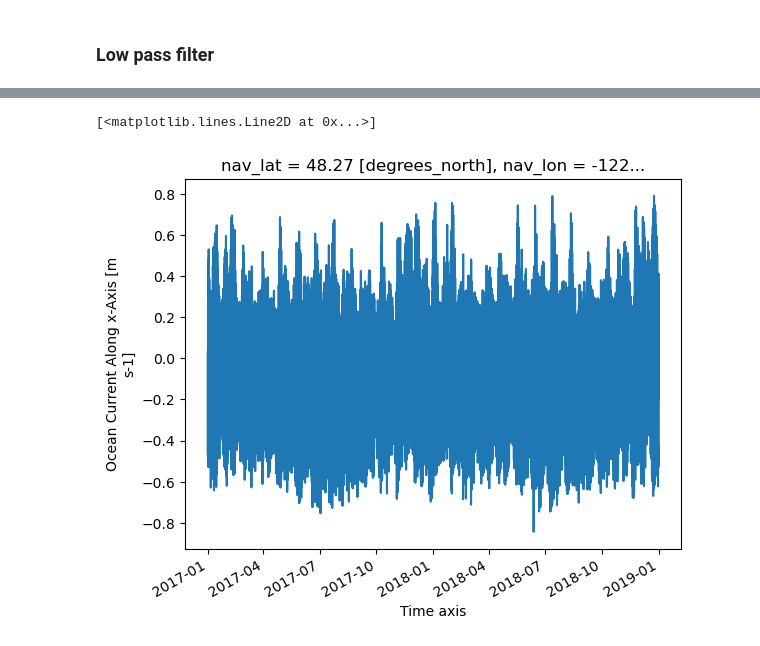
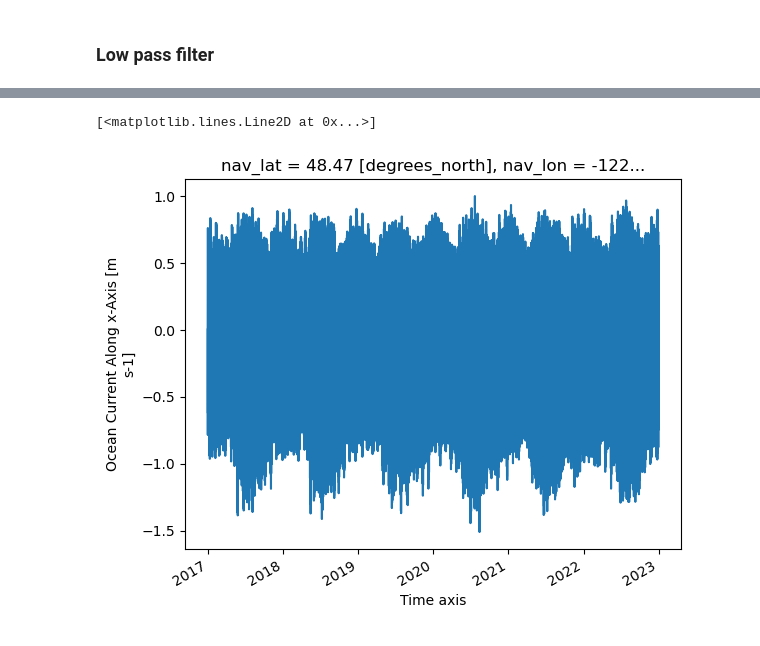
Before and after one commit to SalishSeaCast/analysis-camryn, a Jupyter notebook: notebooks/tidal_analysis.ipynb, the cells around one changed output, grey strips where cells are left out. Cells and saved outputs as stored; diff of their text form; code cells hidden in the pictures.

```diff
--- a/notebooks/tidal_analysis.ipynb
+++ b/notebooks/tidal_analysis.ipynb
@@ -64,9 +70,9 @@ velocity_year.plot()
 # %%
-velocity = xr.open_dataset('velocity_2018_VS.nc')
+velocity = xr.open_dataset('velocity_2018-22_ros.nc')
 velocity.vozocrtx.plot()
 # %% [output]
 [<matplotlib.lines.Line2D at 0x...>]
-[figure, old version]
+[figure, new version]
 # %%
 vel_squared = velocity*velocity
 
```
Also changed, not shown: parts of 6 cells of this notebook.
